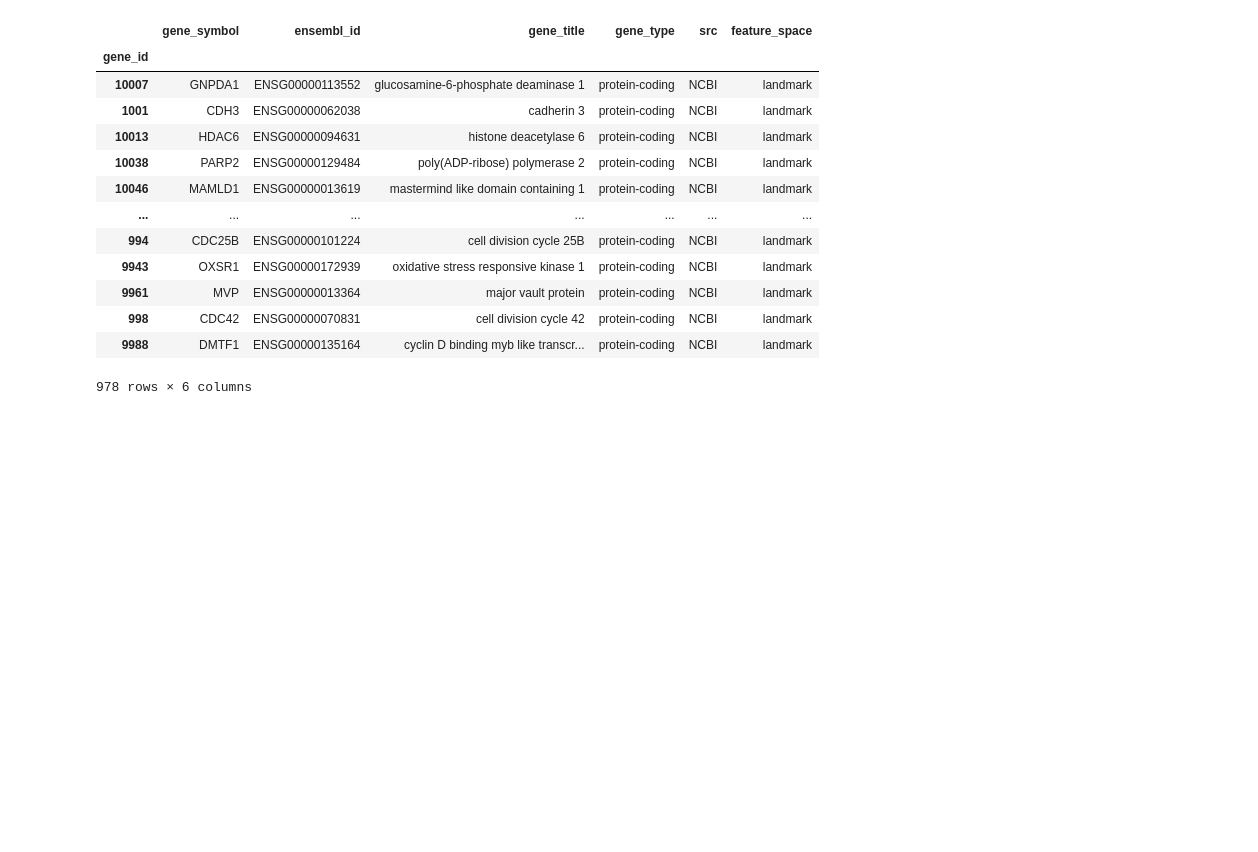
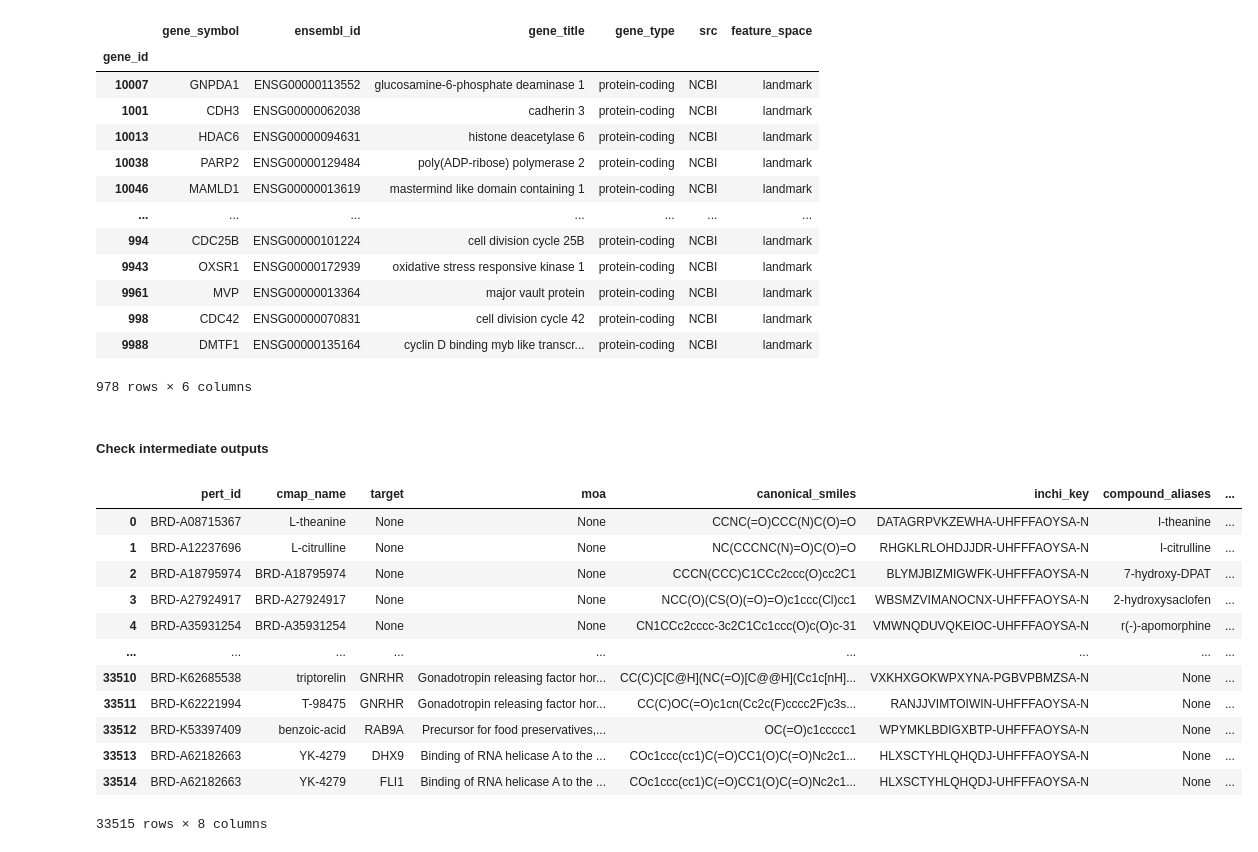
Before and after one commit to animichellegalstyan/prnet_eval, a Jupyter notebook: preprocessing_notebook.ipynb, the cells around one changed output. Saved outputs shown, nothing was run; the diff lists cells and outputs as text; code cells hidden in the pictures; blank space fills up the shorter version.

```diff
--- a/preprocessing_notebook.ipynb
+++ b/preprocessing_notebook.ipynb
@@ -517,3 +517,25 @@ adata_train.var
 | 998 | CDC42 | ENSG00000070831 | cell division cycle 42 | protein-coding | NCBI | landmark |
 | 9988 | DMTF1 | ENSG00000135164 | cyclin D binding myb like transcr... | protein-coding | NCBI | landmark |
 978 rows × 6 columns
+# %% [markdown]
+##### Check intermediate outputs
+# %%
+fingerprint_comp_metadata_path = Path("/Users/ani/Thesis/prnet_eval/results/batch_run_00/intermediates/fingerprinted_metadata.parquet")
+
+fingerprint_comp_metadata = pd.read_parquet(fingerprint_comp_metadata_path)
+
+fingerprint_comp_metadata
+# %% [output]
+|  | pert_id | cmap_name | target | moa | canonical_smiles | inchi_key | compound_aliases | ... |
+| 0 | BRD-A08715367 | L-theanine | None | None | CCNC(=O)CCC(N)C(O)=O | DATAGRPVKZEWHA-UHFFFAOYSA-N | l-theanine | ... |
+| 1 | BRD-A12237696 | L-citrulline | None | None | NC(CCCNC(N)=O)C(O)=O | RHGKLRLOHDJJDR-UHFFFAOYSA-N | l-citrulline | ... |
+| 2 | BRD-A18795974 | BRD-A18795974 | None | None | CCCN(CCC)C1CCc2ccc(O)cc2C1 | BLYMJBIZMIGWFK-UHFFFAOYSA-N | 7-hydroxy-DPAT | ... |
+| 3 | BRD-A27924917 | BRD-A27924917 | None | None | NCC(O)(CS(O)(=O)=O)c1ccc(Cl)cc1 | WBSMZVIMANOCNX-UHFFFAOYSA-N | 2-hydroxysaclofen | ... |
+| 4 | BRD-A35931254 | BRD-A35931254 | None | None | CN1CCc2cccc-3c2C1Cc1ccc(O)c(O)c-31 | VMWNQDUVQKEIOC-UHFFFAOYSA-N | r(-)-apomorphine | ... |
+| ... | ... | ... | ... | ... | ... | ... | ... | ... |
+| 33510 | BRD-K62685538 | triptorelin | GNRHR | Gonadotropin releasing factor hor... | CC(C)C[C@H](NC(=O)[C@@H](Cc1c[nH]... | VXKHXGOKWPXYNA-PGBVPBMZSA-N | None | ... |
+| 33511 | BRD-K62221994 | T-98475 | GNRHR | Gonadotropin releasing factor hor... | CC(C)OC(=O)c1cn(Cc2c(F)cccc2F)c3s... | RANJJVIMTOIWIN-UHFFFAOYSA-N | None | ... |
+| 33512 | BRD-K53397409 | benzoic-acid | RAB9A | Precursor for food preservatives,... | OC(=O)c1ccccc1 | WPYMKLBDIGXBTP-UHFFFAOYSA-N | None | ... |
+| 33513 | BRD-A62182663 | YK-4279 | DHX9 | Binding of RNA helicase A to the ... | COc1ccc(cc1)C(=O)CC1(O)C(=O)Nc2c1... | HLXSCTYHLQHQDJ-UHFFFAOYSA-N | None | ... |
+| 33514 | BRD-A62182663 | YK-4279 | FLI1 | Binding of RNA helicase A to the ... | COc1ccc(cc1)C(=O)CC1(O)C(=O)Nc2c1... | HLXSCTYHLQHQDJ-UHFFFAOYSA-N | None | ... |
+33515 rows × 8 columns
```
Also changed, not shown: parts of 7 cells of this notebook, 9 other files.
